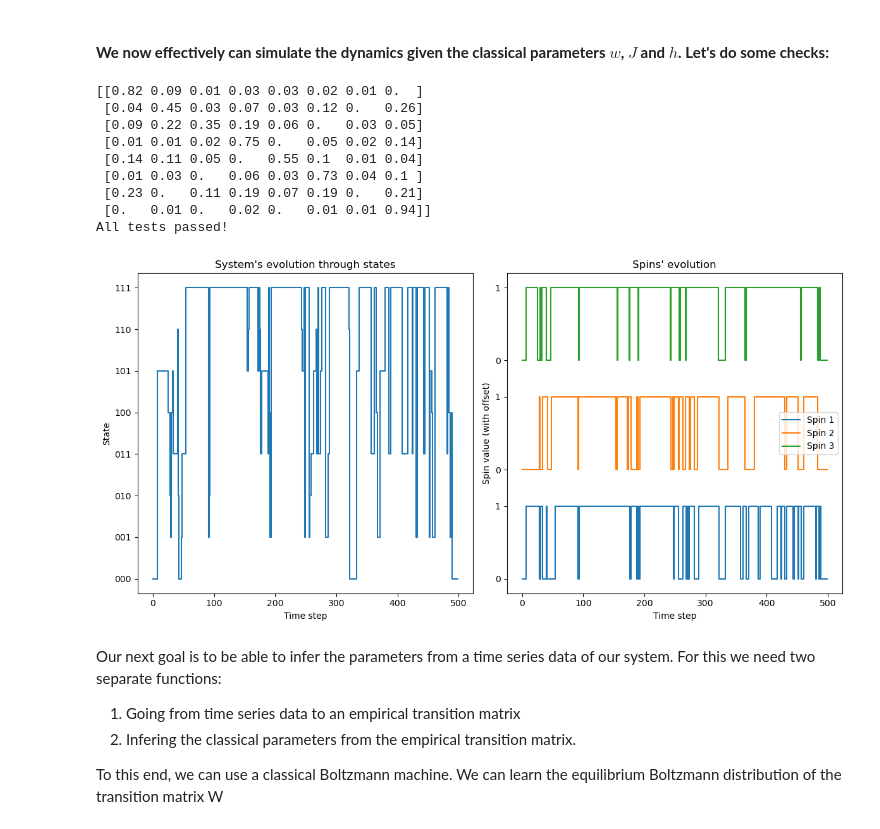
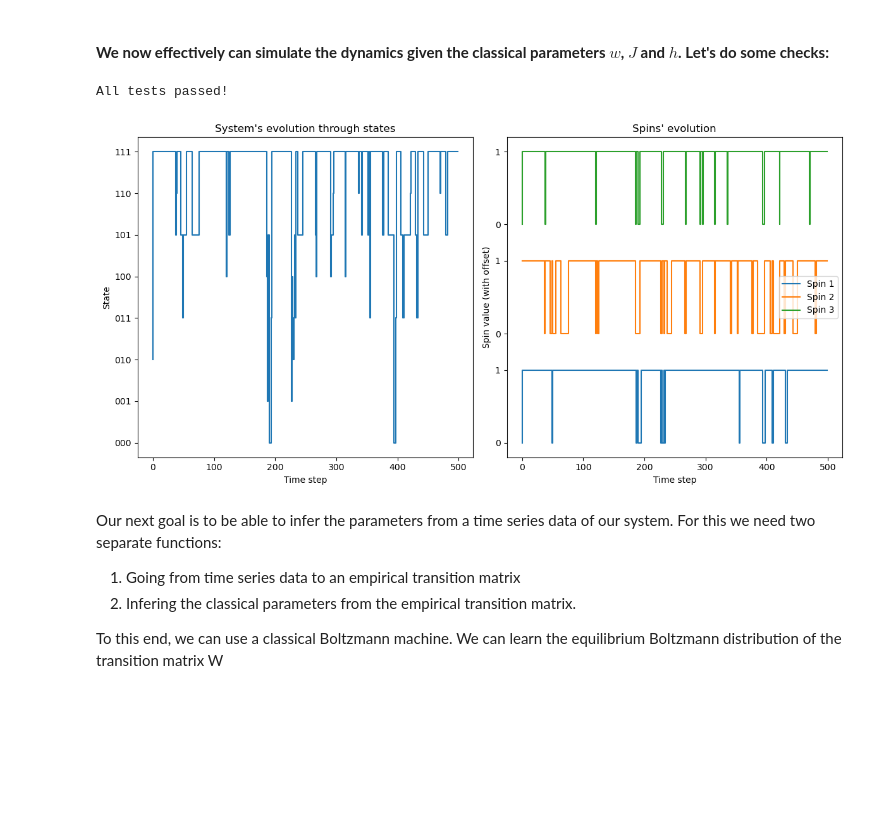
Before and after one commit to Victor-Alessandro/QBM-code, a Jupyter notebook: Quantum-Classical Mapping.ipynb, the cells around one changed output. Drawn from its saved outputs; the diff is of its cells as text; code cells hidden in the pictures; blank space fills up the shorter version.

```diff
--- a/Quantum-Classical Mapping.ipynb
+++ b/Quantum-Classical Mapping.ipynb
@@ -241,45 +241,36 @@ def plot_combined_dynamics(trajectory, N):
 # %%
 def test_transition_matrix(W):
     """Test that the sum of the probabilities in each row of the transition matrix is 1 and there are no negative elements."""
     for row in W:
         assert np.isclose(np.sum(row), 1), "Row sums to " + str(np.sum(row))
         assert np.all(row >= 0), "Negative probability in row " + str(row)
 
 def test_spin_index_conversion(N):
     """Test that the conversion functions between spin states and indices are correct."""
     for s_idx in range(2**N):
         s = index_to_spin_state(s_idx, N)
         assert spin_state_to_index(s) == s_idx, "Conversion failed for index " + str(s_idx)
 
+# run the tests
+N = 3
+rng = np.random.default_rng(seed=42)
+w   = rng.random((N, N))
+h   = rng.random((N))
+J   = rng.random((N, N))
 
-# Run the tests
-N = 3
-w = np.random.rand(N, N)
-h = np.random.rand(N)
-J = np.random.rand(N, N)
-
-#make sure w are large enough for normalized probabilities
+# make sure w are large enough for normalized probabilities
 w = find_min_w(w, h, J, step_size = 1e-3, no_flip_prob = 0)
 
 W = compute_transition_matrix(w, h, J)
-np.set_printoptions(precision=2 , suppress=True)
 test_transition_matrix(W)
 test_spin_index_conversion(N)
 
 print("All tests passed!")
 trajectory = simulate_dynamics(W, 500, 3)
 plot_combined_dynamics(trajectory, N)
 # %% [output]
-[[0.82 0.09 0.01 0.03 0.03 0.02 0.01 0.  ]
- [0.04 0.45 0.03 0.07 0.03 0.12 0.   0.26]
- [0.09 0.22 0.35 0.19 0.06 0.   0.03 0.05]
- [0.01 0.01 0.02 0.75 0.   0.05 0.02 0.14]
- [0.14 0.11 0.05 0.   0.55 0.1  0.01 0.04]
- [0.01 0.03 0.   0.06 0.03 0.73 0.04 0.1 ]
- [0.23 0.   0.11 0.19 0.07 0.19 0.   0.21]
- [0.   0.01 0.   0.02 0.   0.01 0.01 0.94]]
 All tests passed!
-[figure, old version]
+[figure, new version]
 # %% [markdown]
 Our next goal is to be able to infer the parameters from a time series data of our system. For this we need two separate functions:
 1. Going from time series data to an empirical transition matrix
```
